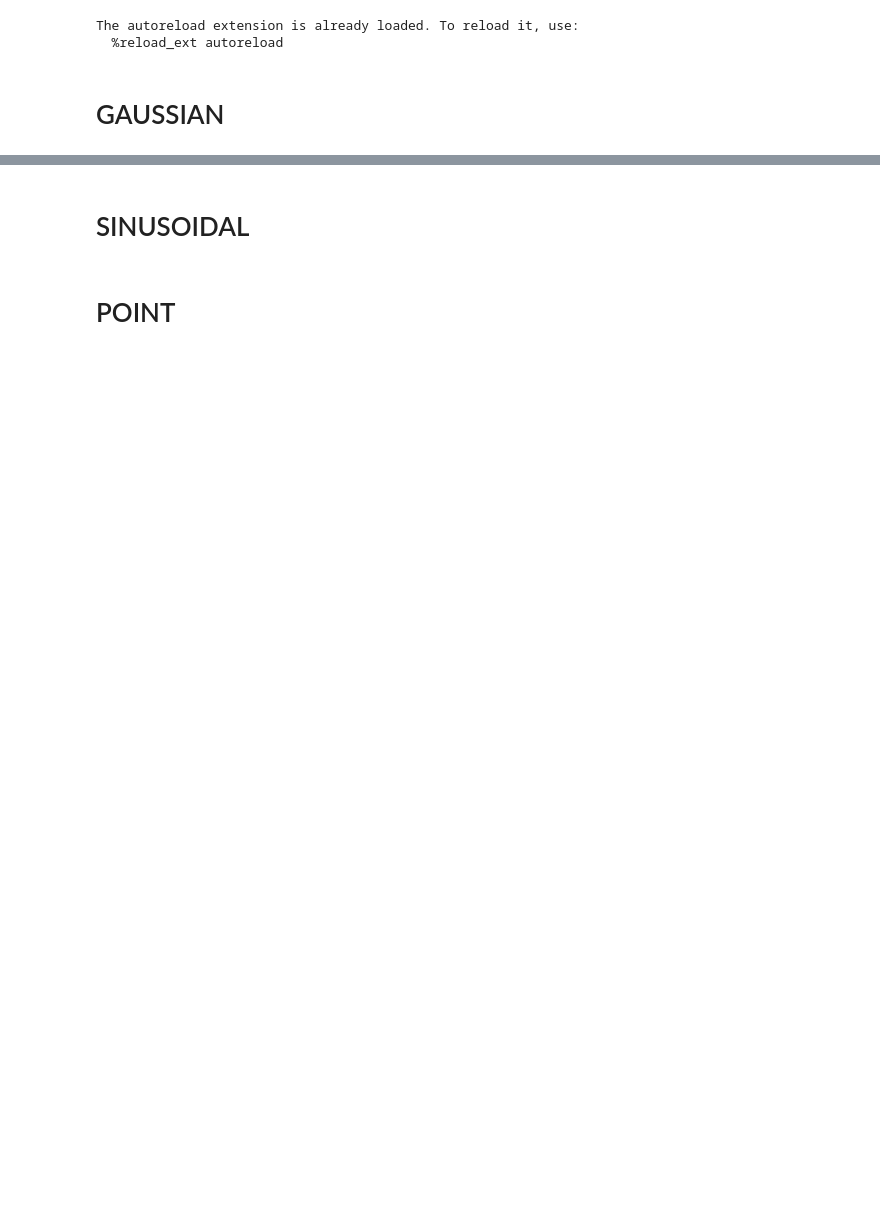
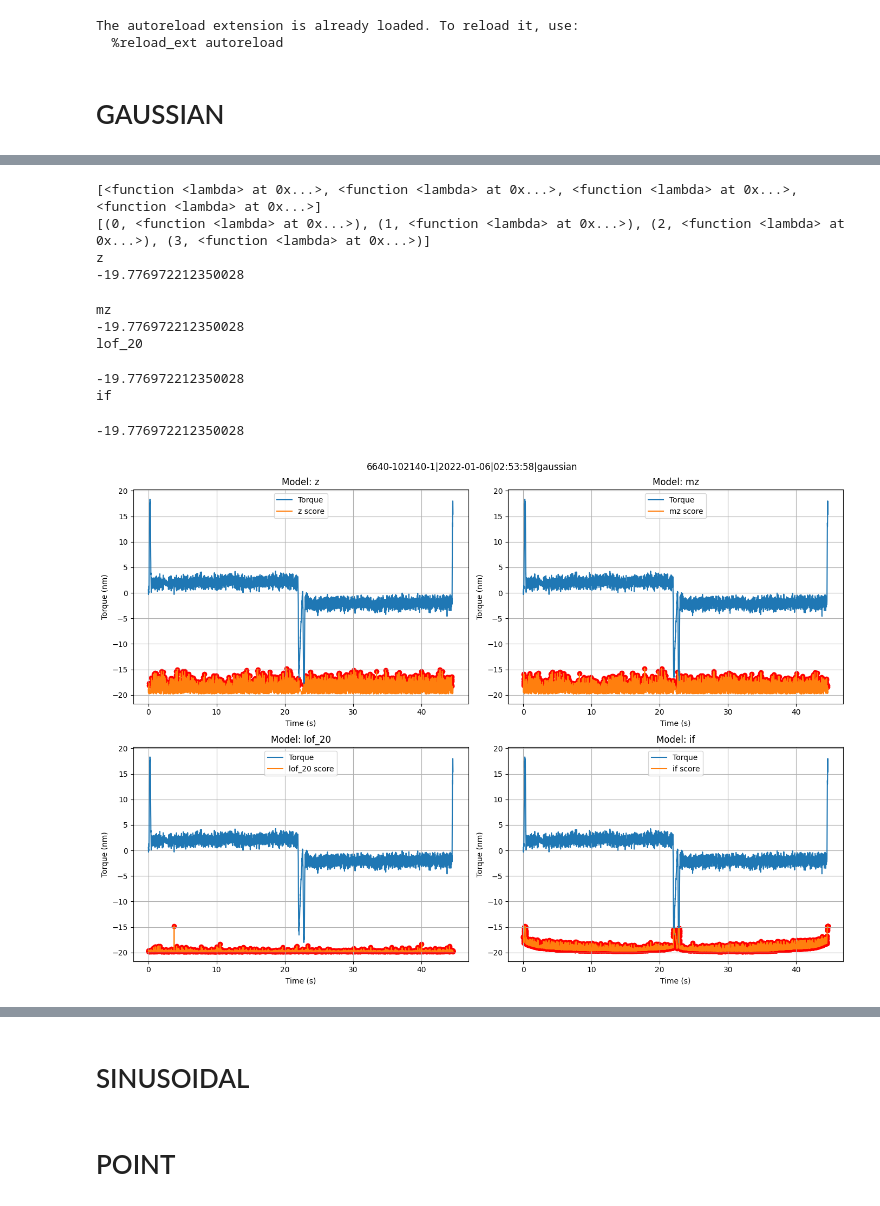
Before and after one commit to luukverkleij/PredictiveMaintenance, a Jupyter notebook: bodyshop-project/src/gaussian-experiments.ipynb, the cells around one changed output, grey strips where cells are left out. Drawn from its saved outputs; the diff is of its cells as text; code cells hidden in the pictures; blank space fills up the shorter version.

Commit message:
Further with plotting the anomaly scores

```diff
--- a/bodyshop-project/src/gaussian-experiments.ipynb
+++ b/bodyshop-project/src/gaussian-experiments.ipynb
@@ -183,0 +155,77 @@ plot_experiments(exp, 'z', np.random.choice(exp.results['df']['seqid'].unique())
+# %%
+def plot_multiple(plots, title="", colnums=3, colsize=5, rowsize=5):
+    # Calculate the number of rows needed
+    cols = colnums
+    num_plots = len(plots)
+    rows = (num_plots + cols - 1) // cols  # Ceiling division to ensure enough rows
+
+    # Create a figure with subplots
+    fig, axes = plt.subplots(rows, cols, figsize=(colsize*cols, rowsize*rows))
+
+    # Flatten axes for easy indexing if needed
+    axes = axes.flatten()
+
+    print([x for x in enumerate(plots)])
+    # Loop through the DataFrames and plot each in the corresponding subplot
+    for i, fn in enumerate(plots):
+        fn(axes[i])
+
+    # Hide any unused subplots
+    for j in range(i+1, len(axes)):
+        fig.delaxes(axes[j])
+
+    plt.suptitle(title)
+    plt.tight_layout()
+
+    # Show the plot
+    plt.show()
+
+def _plot_experiments(exp, name, ax, id=None):
+    ## Calculate the best threshold (by F1 score) for the model
+    precision, recall, thresholds = exp.results['pr']['z']
+    f1_scores = 2 * (precision * recall) / (precision + recall)
+    best_threshold_index = np.nanargmax(f1_scores)
+    best_threshold = thresholds[best_threshold_index]
+
+    ##
+
+    print(name)
+    df = exp.results['df'].sort_values(by='timeindex')
+    df = df[df['seqid'] == id]
+
+    ax.plot(df['timeindex'], df['torqueactual'], label="Torque")
+
+    (ymin, _) = ax.get_ylim()
+    print(ymin)
+    scaler = MinMaxScaler((ymin, ymin + 5))
+    X = scaler.fit_transform(df[[name]])
+    ax.plot(df['timeindex'], X, label=f'{name} score')
+
+    ax.set_xlabel('Time (s)')
+    ax.set_ylabel('Torque (nm)')
+    #ax.title = f'ID : {id} - Model: {model}'
+    ax.set_title(f'Model: {name}')
+    ax.legend()
+    ax.grid(True)
+
+    # Highlight parts in df[[name]] that are over the best_threshold
+    over_threshold = df[df[name] > best_threshold]
+    ax.scatter(over_threshold['timeindex'], scaler.transform(over_threshold[[name]]), color='red', label='Over Threshold')
+
+modelnames = ['z', 'mz', 'lof_20', 'if']
+seqid = np.random.choice(exp.results['df']['seqid'].unique())
+print([lambda ax: name for name in modelnames])
+plot_multiple([lambda ax, name=name: _plot_experiments(exp, name, ax, seqid) for name in modelnames], title=f"{seqid}", colnums=2, colsize=7)
+#plot_experiments(exp, 'z', np.random.choice(exp.results['df']['seqid'].unique()))
+# %% [output]
+[<function <lambda> at 0x...>, <function <lambda> at 0x...>, <function <lambda> at 0x...>, <function <lambda> at 0x...>]
+[(0, <function <lambda> at 0x...>), (1, <function <lambda> at 0x...>), (2, <function <lambda> at 0x...>), (3, <function <lambda> at 0x...>)]
+z
+-19.776972212350028
+mz
+-19.776972212350028
+lof_20
+-19.776972212350028
+if
+-19.776972212350028
+[figure, added]
```
Also changed, not shown: parts of 6 cells of this notebook, 2 other files.
